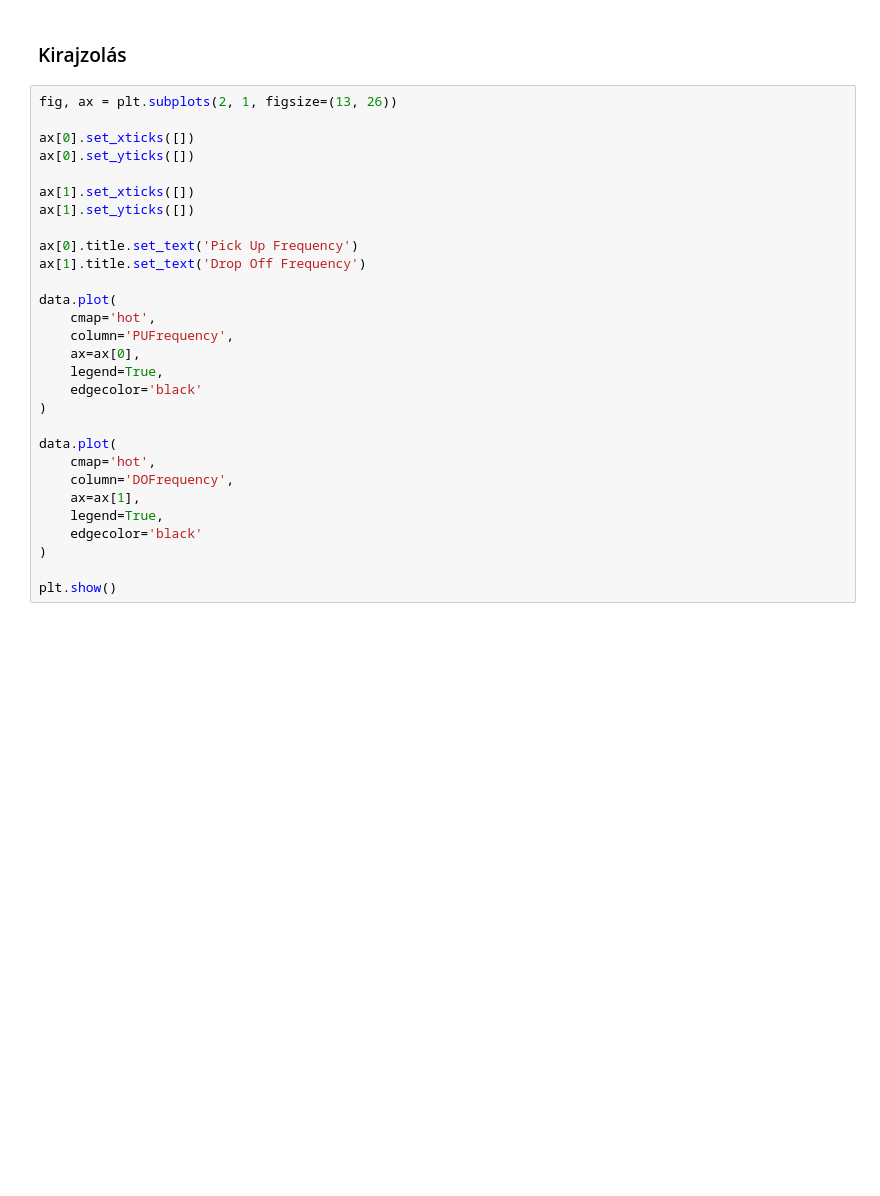
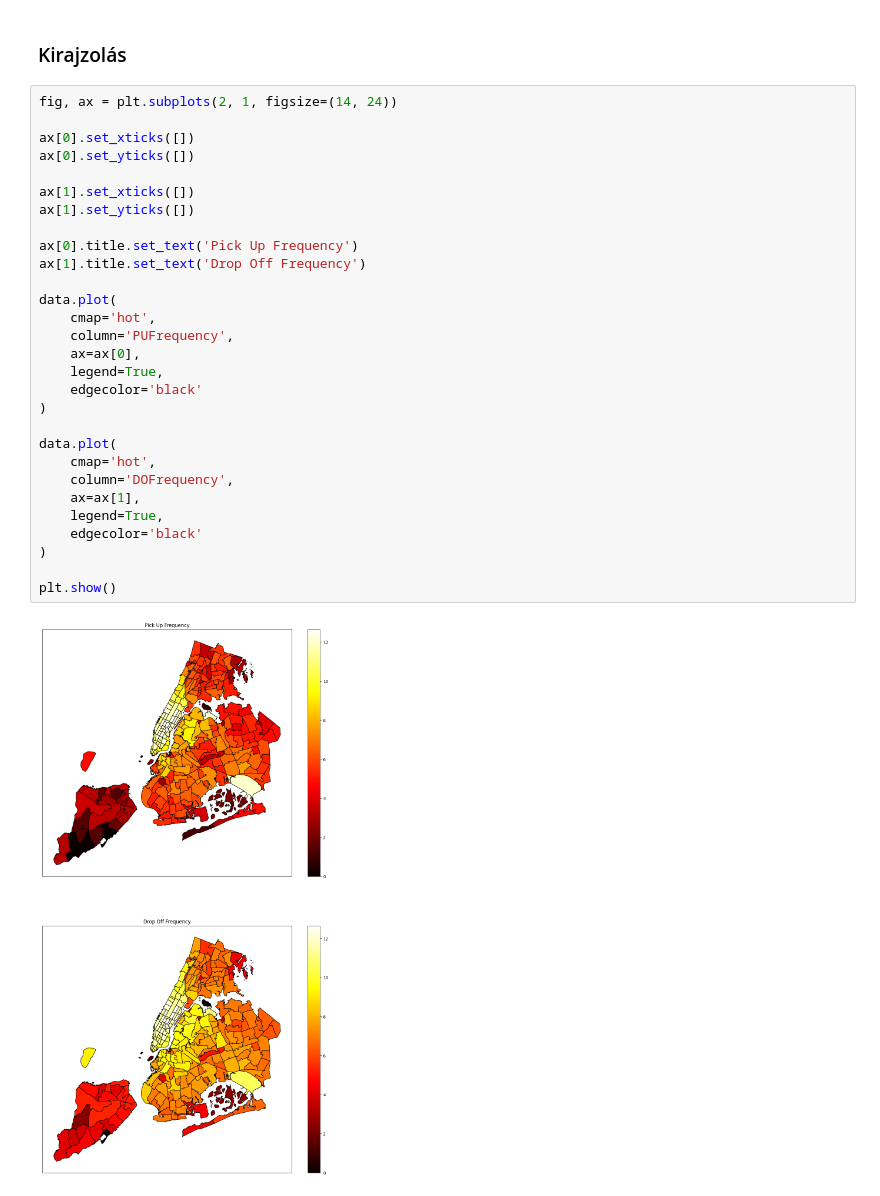
Before and after one commit to Donci31/big-data-group-project, a Jupyter notebook: nyc_map.ipynb, the cells around one changed output. Drawn from its saved outputs; the diff is of its cells as text; blank space fills up the shorter version.

Commit message:
matplotlib inline not needed, and optimal figsize set

```diff
--- a/nyc_map.ipynb
+++ b/nyc_map.ipynb
@@ -45,31 +43,33 @@ data['DOFrequency'] += np.log(dropoff_frequency).fillna(value=0)
 # %% [markdown]
 ### Kirajzolás
 # %%
-fig, ax = plt.subplots(2, 1, figsize=(13, 26))
+fig, ax = plt.subplots(2, 1, figsize=(14, 24))
 
 ax[0].set_xticks([])
 ax[0].set_yticks([])
 
 ax[1].set_xticks([])
 ax[1].set_yticks([])
 
 ax[0].title.set_text('Pick Up Frequency')
 ax[1].title.set_text('Drop Off Frequency')
 
 data.plot(
     cmap='hot',
     column='PUFrequency',
     ax=ax[0],
     legend=True,
     edgecolor='black'
 )
 
 data.plot(
     cmap='hot',
     column='DOFrequency',
     ax=ax[1],
     legend=True,
     edgecolor='black'
 )
 
 plt.show()
+# %% [output]
+[figure, added]
```
Also changed, not shown: parts of 1 cell of this notebook.
